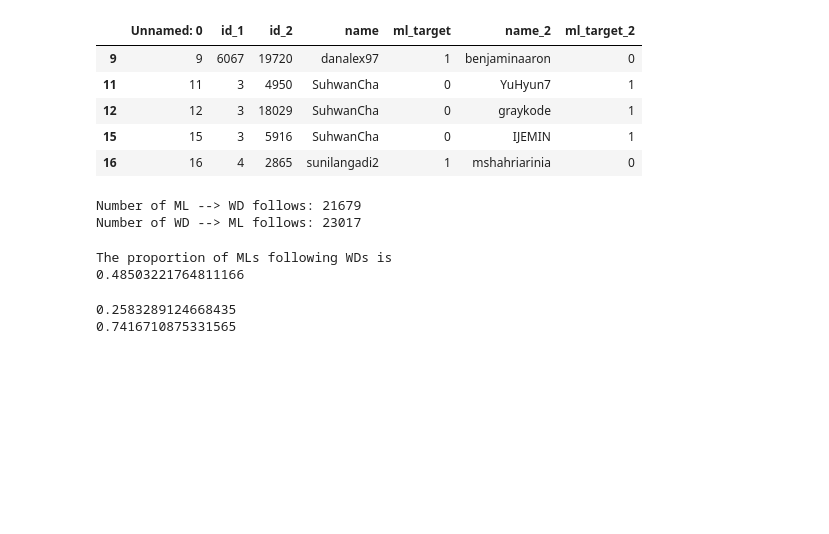
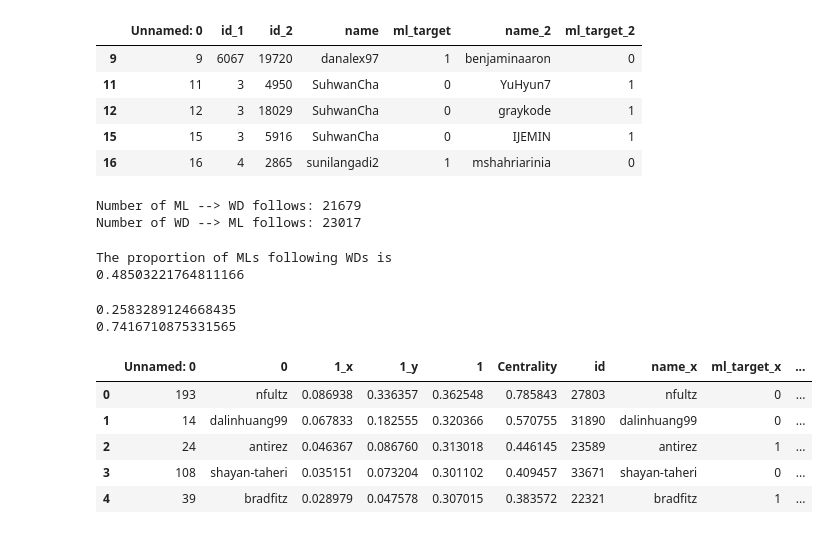
Before and after one commit to catymiao/GitHub-Network-Analytics, a Jupyter notebook: Direction Trends EDA.ipynb, the cells around one changed output. Saved outputs shown, nothing was run; the diff lists cells and outputs as text; code cells hidden in the pictures; blank space fills up the shorter version.

```diff
--- a/Direction Trends EDA.ipynb
+++ b/Direction Trends EDA.ipynb
@@ -55,3 +55,19 @@ print(prob_wd)
 # %% [output]
 0.2583289124668435
 0.7416710875331565
+# %%
+df_centrality_full = pd.read_csv('Github_degree_betweenness_closeness.csv')
+df_centrality_cross = pd.read_csv('Centrality_github_data_cross_edge.csv')
+
+df_compare = df_centrality_cross.merge(df_centrality_full, how = 'left', right_on = 'id',\
+                                      left_on = 'id')
+df_compare.head()
+
+#x is cross edge
+# %% [output]
+|  | Unnamed: 0 | 0 | 1_x | 1_y | 1 | Centrality | id | name_x | ml_target_x | ... |
+| 0 | 193 | nfultz | 0.086938 | 0.336357 | 0.362548 | 0.785843 | 27803 | nfultz | 0 | ... |
+| 1 | 14 | dalinhuang99 | 0.067833 | 0.182555 | 0.320366 | 0.570755 | 31890 | dalinhuang99 | 0 | ... |
+| 2 | 24 | antirez | 0.046367 | 0.086760 | 0.313018 | 0.446145 | 23589 | antirez | 1 | ... |
+| 3 | 108 | shayan-taheri | 0.035151 | 0.073204 | 0.301102 | 0.409457 | 33671 | shayan-taheri | 0 | ... |
+| 4 | 39 | bradfitz | 0.028979 | 0.047578 | 0.307015 | 0.383572 | 22321 | bradfitz | 1 | ... |
```
Also changed, not shown: parts of 5 cells of this notebook, 2 other files.
